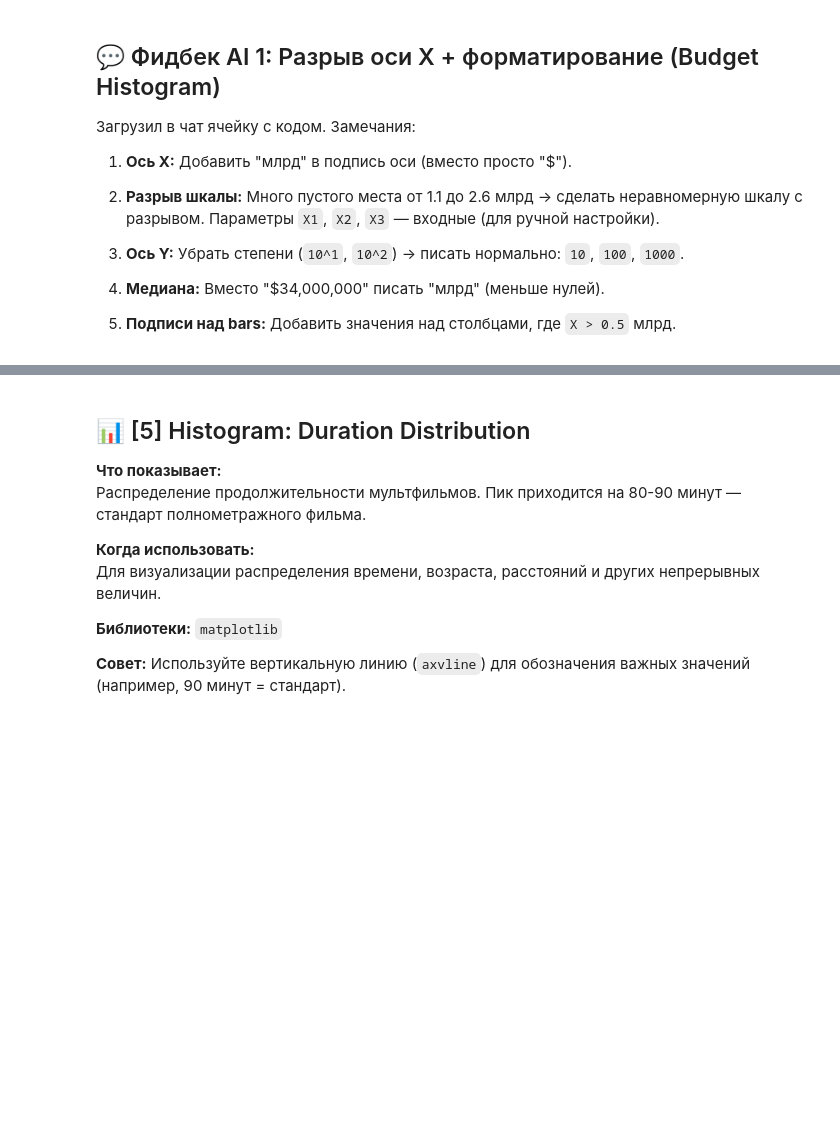
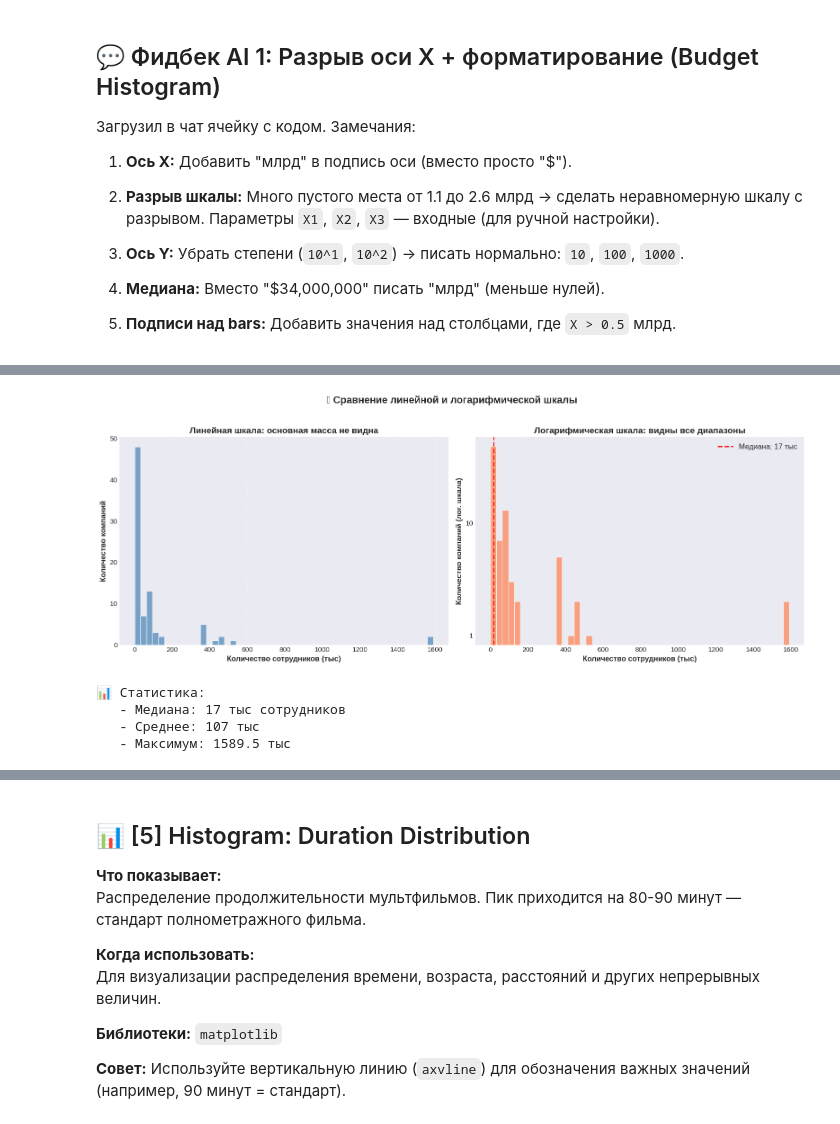
Before and after one commit to Viktoria2006Fal/python-ai-faleeva-viktoria, a Jupyter notebook: notebooks/week3_visualization.ipynb, the cells around one changed output, grey strips where cells are left out. Cells and saved outputs as stored; diff of their text form; code cells hidden in the pictures; blank space fills up the shorter version.

```diff
--- a/notebooks/week3_visualization.ipynb
+++ b/notebooks/week3_visualization.ipynb
@@ -854,0 +489,42 @@ print(f"   ({most_expensive['film']}, жанр: {most_expensive['genre']})")
+# %%
+# Простая гистограмма с логарифмической шкалой
+fig, axes = plt.subplots(1, 2, figsize=(16, 6))
+
+# Гистограмма для сотрудников (линейная шкала)
+df_pos = df[df['employees'] > 0]
+axes[0].hist(df_pos['employees'] / 1000, bins=50, color='steelblue', edgecolor='white', alpha=0.7)
+axes[0].set_xlabel('Количество сотрудников (тыс)', fontsize=12, fontweight='bold')
+axes[0].set_ylabel('Количество компаний', fontsize=12, fontweight='bold')
+axes[0].set_title('Линейная шкала: основная масса не видна', fontsize=14, fontweight='bold')
+axes[0].grid(alpha=0.3, linestyle='--')
+
+# Гистограмма для сотрудников (логарифмическая шкала)
+axes[1].hist(df_pos['employees'] / 1000, bins=50, color='coral', edgecolor='white', alpha=0.7, log=True)
+axes[1].set_xlabel('Количество сотрудников (тыс)', fontsize=12, fontweight='bold')
+axes[1].set_ylabel('Количество компаний (лог. шкала)', fontsize=12, fontweight='bold')
+axes[1].set_title('Логарифмическая шкала: видны все диапазоны', fontsize=14, fontweight='bold')
+axes[1].grid(alpha=0.3, linestyle='--')
+
+# Добавляем медиану
+mediana = df_pos['employees'].median() / 1000
+axes[1].axvline(x=mediana, color='red', linestyle='--', linewidth=2,
+                label=f'Медиана: {mediana:.0f} тыс')
+axes[1].legend()
+
+# Форматирование оси Y с обычными числами вместо степеней
+axes[1].yaxis.set_major_formatter(plt.FuncFormatter(lambda x, p: f'{int(x)}'))
+
+plt.suptitle('👥 Сравнение линейной и логарифмической шкалы', fontsize=16, fontweight='bold', y=1.02)
+plt.tight_layout()
+plt.show()
+
+print(f"\n📊 Статистика:")
+print(f"   - Медиана: {mediana:.0f} тыс сотрудников")
+print(f"   - Среднее: {df_pos['employees'].mean()/1000:.0f} тыс")
+print(f"   - Максимум: {df_pos['employees'].max()/1000:.1f} тыс")
+# %% [output]
+[figure, added]
+📊 Статистика:
+   - Медиана: 17 тыс сотрудников
+   - Среднее: 107 тыс
+   - Максимум: 1589.5 тыс
```
Also changed, not shown: parts of 68 cells of this notebook.
